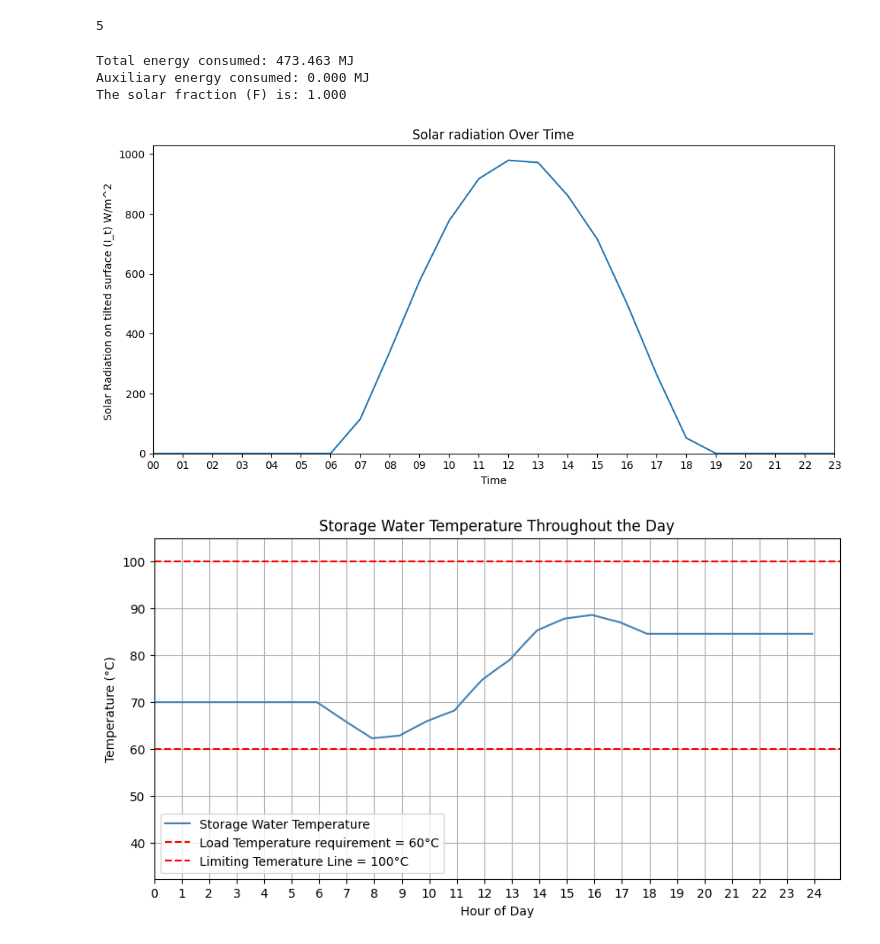
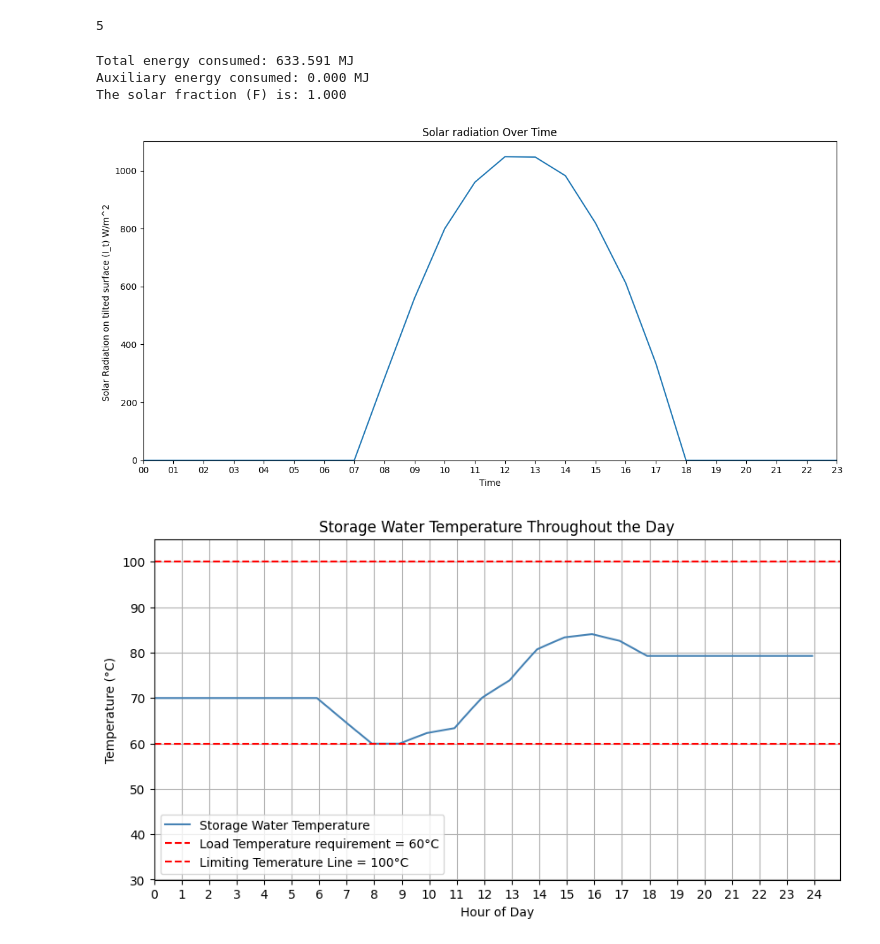
Before and after one commit to yashladd/solar_water_heater, a Jupyter notebook: examples/experiment.ipynb, the cells around one changed output. Drawn from its saved outputs; the diff is of its cells as text; code cells hidden in the pictures.

```diff
--- a/examples/experiment.ipynb
+++ b/examples/experiment.ipynb
@@ -11,7 +11,7 @@ from models import *
 # %%
 AREA = 90
 VOLUME = 5
-CONFIG_FILE = f'{EXAMPLE_DIR}/config.json'
+CONFIG_FILE = f'{EXAMPLE_DIR}/config_india.json'
 # %%
 simulation = SimulationEnvironment(AREA, VOLUME, CONFIG_FILE)
 simulation.collector_area
@@ -19,10 +19,10 @@ simulation.storage_tank_volume
 # %% [output]
 5
 # %%
-simulation.simulate_single_day()
+simulation.simulate_single_day(month=1, day=31)
 # %% [output]
-Total energy consumed: 473.463 MJ
+Total energy consumed: 633.591 MJ
 Auxiliary energy consumed: 0.000 MJ
 The solar fraction (F) is: 1.000
-[figure, old version]
+[figure, new version]
-[figure, old version]
+[figure, new version]
```
Also changed, not shown: parts of 2 cells of this notebook, 9 other files.
